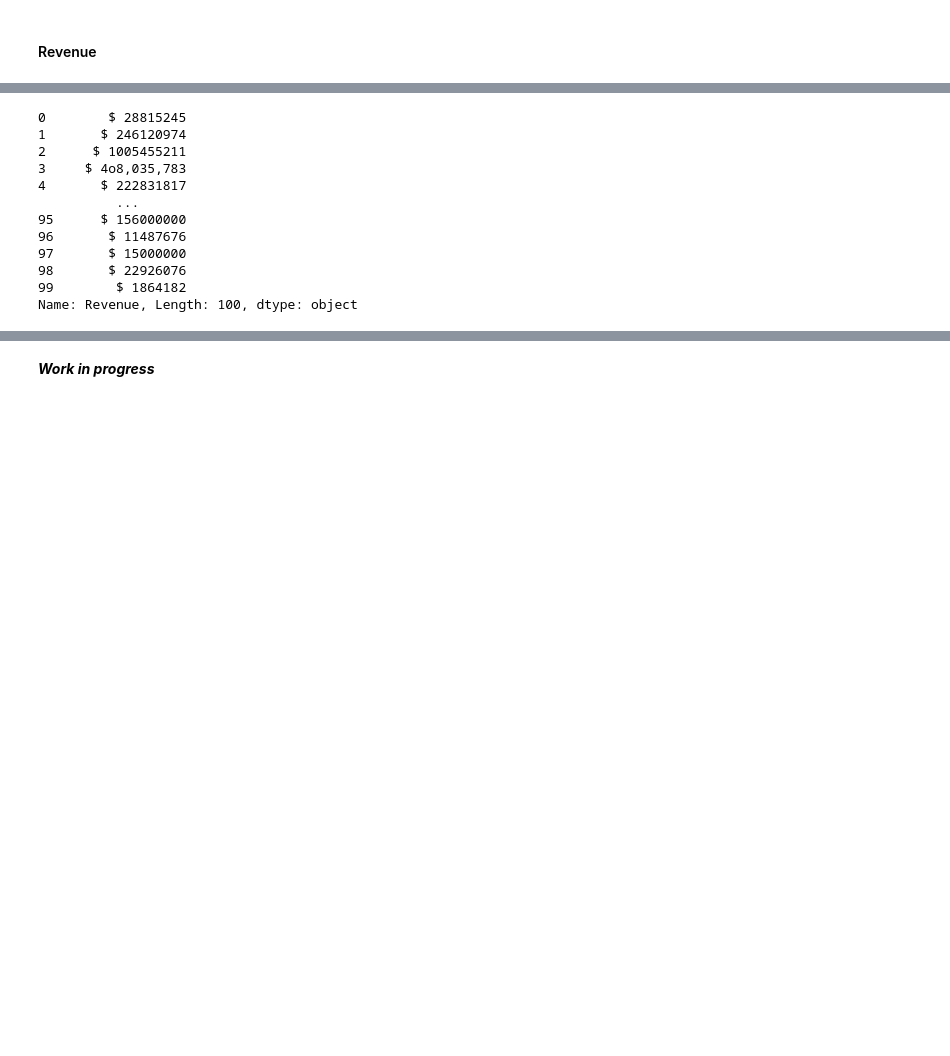
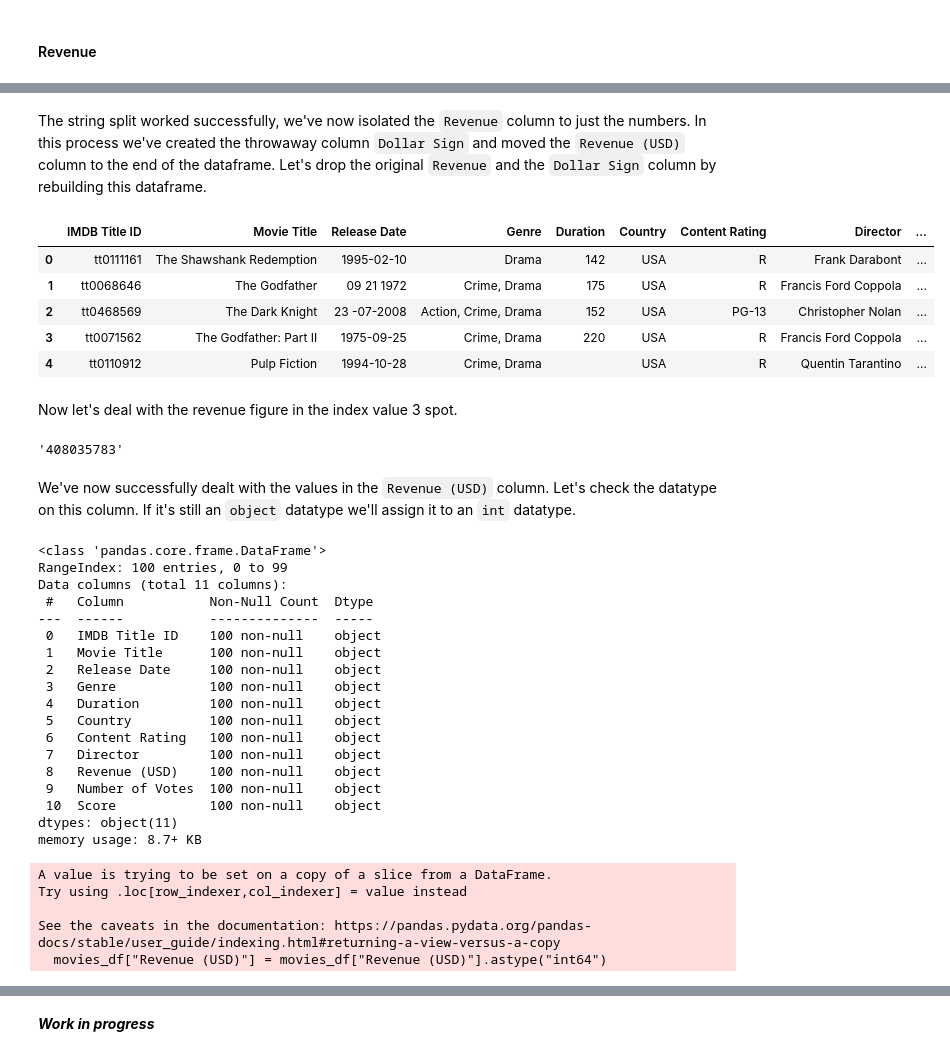
Before and after one commit to JorMir/imdb_data_cleaning, a Jupyter notebook: Dataset Cleaning.ipynb, the cells around one changed output, grey strips where cells are left out. Saved outputs shown, nothing was run; the diff lists cells and outputs as text; code cells hidden in the pictures; blank space fills up the shorter version.

```diff
--- a/Dataset Cleaning.ipynb
+++ b/Dataset Cleaning.ipynb
@@ -548,15 +597,59 @@ The `Country` column is now consistent. The next column to deal with is `Revenue
+# %% [markdown]
+The string split worked successfully, we've now isolated the `Revenue` column to just the numbers. In this process we've created the throwaway column `Dollar Sign` and moved the `Revenue (USD)` column to the end of the dataframe. Let's drop the original `Revenue` and the `Dollar Sign` column by rebuilding this dataframe.
+# %%
+# Reorganizing the dataframe and dropping the two aforementioned columns
+movies_df = movies_df[["IMDB Title ID", "Movie Title", "Release Date", "Genre", "Duration", "Country", "Content Rating", "Director", "Revenue (USD)", "Number of Votes", "Score"]]
+movies_df.head(5)
+# %% [output]
+|  | IMDB Title ID | Movie Title | Release Date | Genre | Duration | Country | Content Rating | Director | ... |
+| 0 | tt0111161 | The Shawshank Redemption | 1995-02-10 | Drama | 142 | USA | R | Frank Darabont | ... |
+| 1 | tt0068646 | The Godfather | 09 21 1972 | Crime, Drama | 175 | USA | R | Francis Ford Coppola | ... |
+| 2 | tt0468569 | The Dark Knight | 23 -07-2008 | Action, Crime, Drama | 152 | USA | PG-13 | Christopher Nolan | ... |
+| 3 | tt0071562 | The Godfather: Part II | 1975-09-25 | Crime, Drama | 220 | USA | R | Francis Ford Coppola | ... |
+| 4 | tt0110912 | Pulp Fiction | 1994-10-28 | Crime, Drama |  | USA | R | Quentin Tarantino | ... |
+# %% [markdown]
+Now let's deal with the revenue figure in the index value 3 spot.
+# %%
+# Locating the value, first replacing the comma with nothing
+movies_df.loc[3, "Revenue (USD)"] = movies_df.loc[3, "Revenue (USD)"].replace(",", "")
+
+# Now replacing the "o" with 0
+movies_df.loc[3, "Revenue (USD)"] = movies_df.loc[3, "Revenue (USD)"].replace("o", "0")
+
+# Check that both worked
+movies_df.loc[3, "Revenue (USD)"]
+# %% [output]
+'408035783'
+# %% [markdown]
+We've now successfully dealt with the values in the `Revenue (USD)` column. Let's check the datatype on this column. If it's still an `object` datatype we'll assign it to an `int` datatype.
 # %%
-movies_df["Revenue"]
+movies_df.info()
 # %% [output]
-0        $ 28815245
-1       $ 246120974
-2      $ 1005455211
-3     $ 4o8,035,783
-4       $ 222831817
-          ...
-95      $ 156000000
-96       $ 11487676
-97       $ 15000000
-98       $ 22926076
-99        $ 1864182
-Name: Revenue, Length: 100, dtype: object
+<class 'pandas.core.frame.DataFrame'>
+RangeIndex: 100 entries, 0 to 99
+Data columns (total 11 columns):
+ #   Column           Non-Null Count  Dtype
+---  ------           --------------  -----
+ 0   IMDB Title ID    100 non-null    object
+ 1   Movie Title      100 non-null    object
+ 2   Release Date     100 non-null    object
+ 3   Genre            100 non-null    object
+ 4   Duration         100 non-null    object
+ 5   Country          100 non-null    object
+ 6   Content Rating   100 non-null    object
+ 7   Director         100 non-null    object
+ 8   Revenue (USD)    100 non-null    object
+ 9   Number of Votes  100 non-null    object
+ 10  Score            100 non-null    object
+dtypes: object(11)
+memory usage: 8.7+ KB
+# %%
+# Casting the revenue column as an integer now
+movies_df["Revenue (USD)"] = movies_df["Revenue (USD)"].astype("int64")
+# SettingWithCopyWarning, has to do with our .loc assignments earlier, I'll need to read up to deal with this.
+# %% [output]
+A value is trying to be set on a copy of a slice from a DataFrame.
+Try using .loc[row_indexer,col_indexer] = value instead
+
+See the caveats in the documentation: https://pandas.pydata.org/pandas-docs/stable/user_guide/indexing.html#returning-a-view-versus-a-copy
+  movies_df["Revenue (USD)"] = movies_df["Revenue (USD)"].astype("int64")
```
Also changed, not shown: parts of 10 cells of this notebook.
